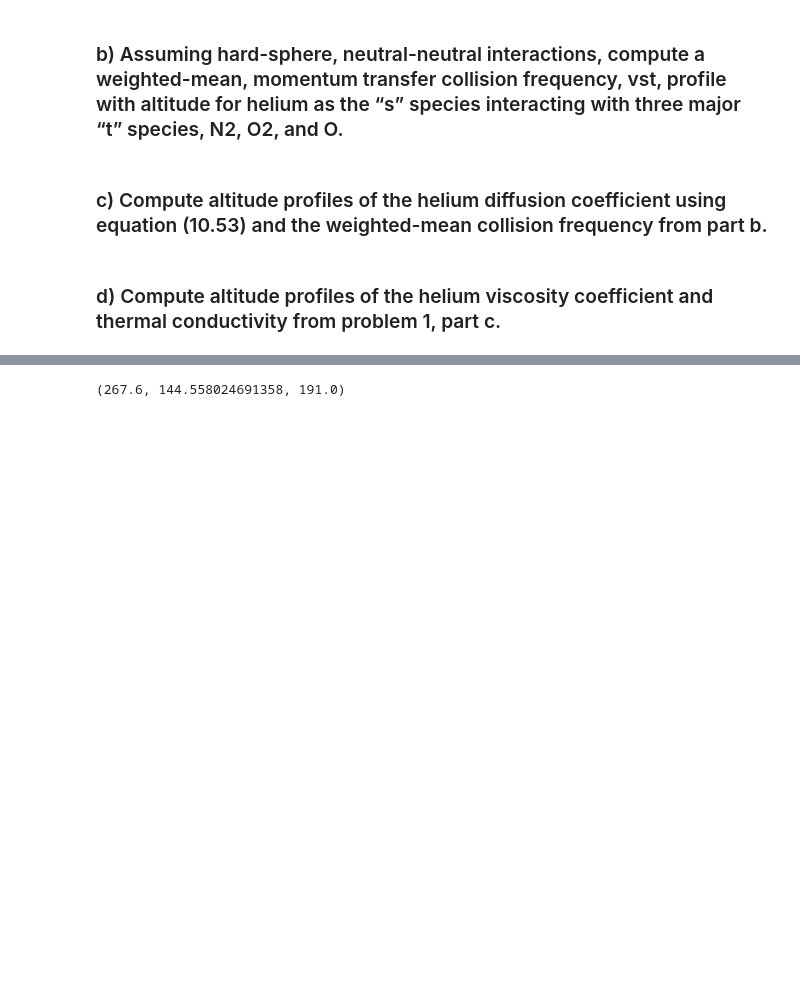
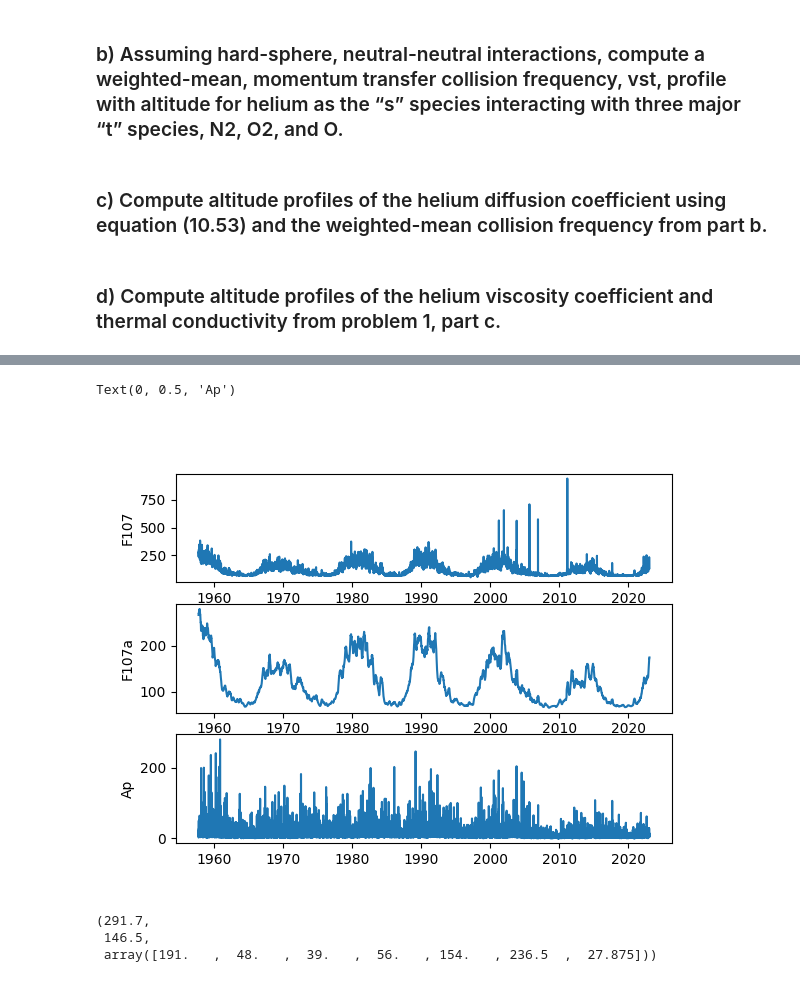
Before and after one commit to SWxTREC/msis-examples, a Jupyter notebook: MSIS-Interactive-Example.ipynb, the cells around one changed output, grey strips where cells are left out. Cells and saved outputs as stored; diff of their text form; code cells hidden in the pictures; blank space fills up the shorter version.

```diff
--- a/MSIS-Interactive-Example.ipynb
+++ b/MSIS-Interactive-Example.ipynb
@@ -367,13 +345,24 @@ df.plot(subplots=True);
-# %%
-def get_f107_data(date):
-    """Get the f107 and ap data closest to the given date"""
-    closest_index = np.argmin(np.abs(df.index - date))
-    F107 = df["F10.7"][closest_index]
-    F107a = df["F10.7a"][closest_index]
-    Ap = df["Ap"][closest_index]
-    return (F107, F107a, Ap)
-
-# Get data for the Halloween storm 2003-10-30 12:00
-get_f107_data(np.datetime64("2003-10-30T12:00"))
-# %% [output]
-(267.6, 144.558024691358, 191.0)
+# %%
+from pymsis.utils import get_f107_ap
+
+dates = np.arange(np.datetime64("1957-10-01"), np.datetime64("2023-02-01"), dtype="datetime64[D]")
+f107, f107a, ap = get_f107_ap(dates)
+# %%
+fig, (ax_f107, ax_f107a, ax_ap) = plt.subplots(nrows=3)
+
+ax_f107.plot(dates, f107)
+ax_f107.set_ylabel("F107")
+ax_f107a.plot(dates, f107a)
+ax_f107a.set_ylabel("F107a")
+ax_ap.plot(dates, ap[:, 0])
+ax_ap.set_ylabel("Ap")
+# %% [output]
+Text(0, 0.5, 'Ap')
+[figure, added]
+# %%
+# Get data for the Halloween storm 2003-10-30 12:00
+get_f107_ap(np.datetime64("2003-10-30T12:00"))
+# %% [output]
+(291.7,
+ 146.5,
+ array([191.   ,  48.   ,  39.   ,  56.   , 154.   , 236.5  ,  27.875]))
```
Also changed, not shown: parts of 8 cells of this notebook, 1 other file.
